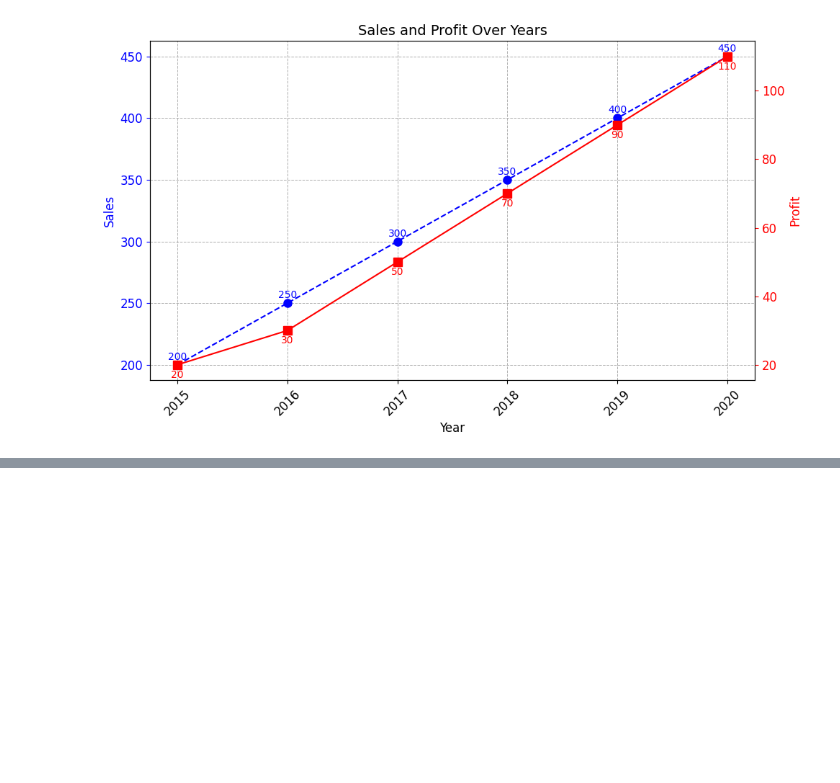
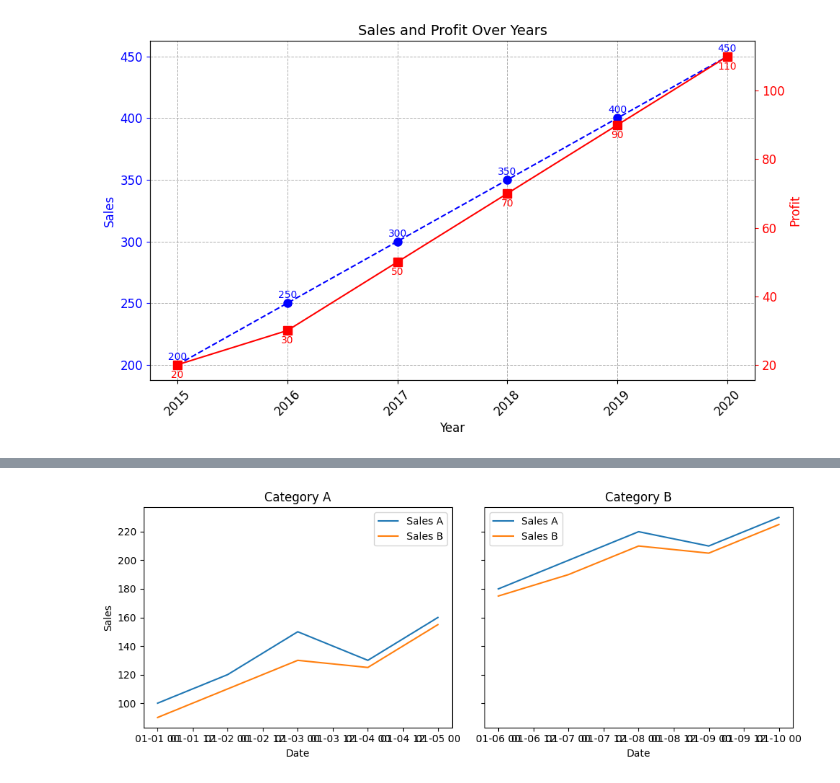
Before and after one commit to Hansaka2001/Data-Analysis-and-Visualization, a Jupyter notebook: pandas/code.ipynb, the cells around one changed output, grey strips where cells are left out. Drawn from its saved outputs; the diff is of its cells as text; code cells hidden in the pictures; blank space fills up the shorter version.

```diff
--- a/pandas/code.ipynb
+++ b/pandas/code.ipynb
@@ -411,0 +439,34 @@ plt.show()
+# %%
+# Faceted Line Plots
+
+import pandas as pd
+import matplotlib.pyplot as plt
+
+data = {
+    'Date': pd.date_range(start='2024-01-01', periods=10, freq='D'),
+    'Sales_A': [100, 120, 150, 130, 160, 180, 200, 220, 210, 230],
+    'Sales_B': [90, 110, 130, 125, 155, 175, 190, 210, 205, 225],
+    'Category': ['A', 'A', 'A', 'A', 'A', 'B', 'B', 'B', 'B', 'B']
+}
+
+df = pd.DataFrame(data)
+
+# Facet plot
+categories = df['Category'].unique()
+
+fig, axes = plt.subplots(nrows=1, ncols=len(categories), figsize=(10, 4), sharey=True)
+
+for i, category in enumerate(categories):
+    subset = df[df['Category'] == category]
+    axes[i].plot(subset['Date'], subset['Sales_A'], label='Sales A')
+    axes[i].plot(subset['Date'], subset['Sales_B'], label='Sales B')
+    axes[i].set_title(f'Category {category}')
+    axes[i].set_xlabel('Date')
+    if i == 0:
+        axes[i].set_ylabel('Sales')
+    axes[i].legend()
+
+plt.tight_layout()
+plt.show()
+# %% [output]
+[figure, added]
```
Also changed, not shown: parts of 2 cells of this notebook.
